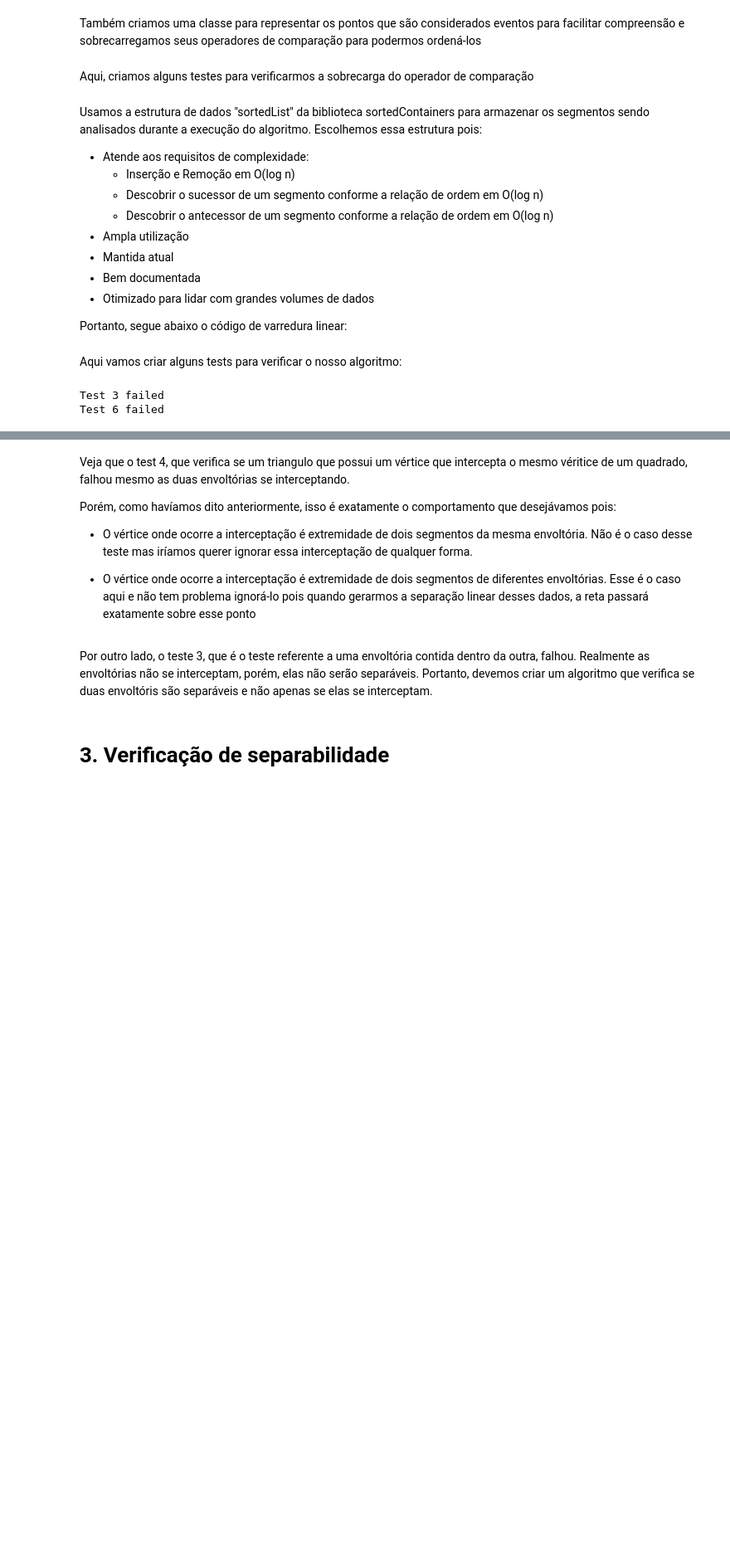
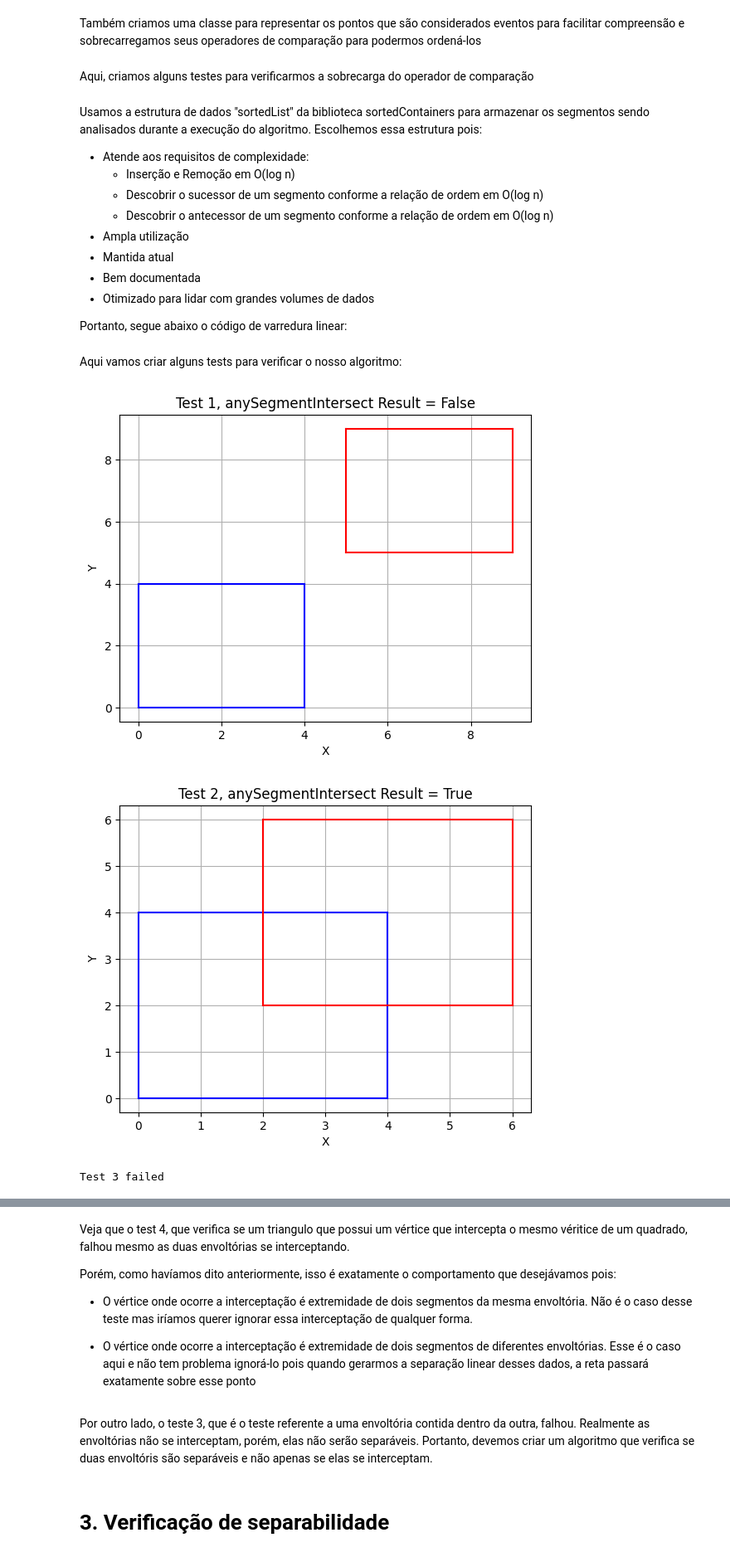
Before and after one commit to FredericoBaker/tp1-Algoritmos2, a Jupyter notebook: TP1_ALG2.ipynb, the cells around one changed output, grey strips where cells are left out. Shown at 83% size. Saved outputs shown, nothing was run; the diff lists cells and outputs as text; code cells hidden in the pictures; blank space fills up the shorter version.

Commit message:
Created plot function to see the convex hulls from the test cases of the anySegmentIntersect function and created two new test cases

```diff
--- a/TP1_ALG2.ipynb
+++ b/TP1_ALG2.ipynb
@@ -427,6 +427,24 @@ def anySegmentIntersect(convexHull1, convexHull2):
     return False
 # %% [markdown]
 Aqui vamos criar alguns tests para verificar o nosso algoritmo:
+# %%
+import matplotlib.pyplot as plt
+
+def plot_segments(segments1, segments2, title, result):
+
+    # Plot segments1 in blue
+    for segment in segments1:
+        plt.plot([segment.origin.x, segment.destination.x], [segment.origin.y, segment.destination.y], 'b-')
+
+    # Plot segments2 in red
+    for segment in segments2:
+        plt.plot([segment.origin.x, segment.destination.x], [segment.origin.y, segment.destination.y], 'r-')
+
+    plt.xlabel('X')
+    plt.ylabel('Y')
+    plt.title(f"{title}, anySegmentIntersect Result = {result}")
+    plt.grid(True)
+    plt.show()
 # %%
 def testAnySegmentsIntersect():
 
@@ -445,8 +463,12 @@ def testAnySegmentsIntersect():
         Segment(Point(5, 9), Point(5, 5))
     ]
 
-    if anySegmentIntersect(segments1, segments2):
+    resultTest1 = anySegmentIntersect(segments1, segments2)
+
+    if resultTest1:
         print("Test 1 failed")
+
+    plot_segments(segments1, segments2, "Test 1", resultTest1)
 
 
     # Test 2: Two overlapping squares
@@ -457,8 +479,12 @@ def testAnySegmentsIntersect():
         Segment(Point(2, 6), Point(2, 2))
     ]
 
-    if not anySegmentIntersect(segments1, segments3):
+    resultTest2 = anySegmentIntersect(segments1, segments3)
+
+    if not resultTest2:
         print("Test 2 failed")
+
+    plot_segments(segments1, segments3, "Test 2", resultTest2)
 
 
     # Test 3: One square inside another
@@ -469,8 +495,12 @@ def testAnySegmentsIntersect():
         Segment(Point(1, 3), Point(1, 1))
     ]
 
-    if not anySegmentIntersect(segments1, segments4):
+    resutlTest3 = anySegmentIntersect(segments1, segments4)
+
+    if not resutlTest3:
         print("Test 3 failed")
+
+    plot_segments(segments1, segments4, "Test 3", resutlTest3)
 
 
     # Test 4: Triangle and square that intersect at a vertex and other places
@@ -488,8 +518,12 @@ def testAnySegmentsIntersect():
         Segment(Point(3, 2), Point(3, 0))
     ]
 
-    if not anySegmentIntersect(segments9, segments10):
+    resultTest4 = anySegmentIntersect(segments9, segments10)
+
+    if not resultTest4:
         print("Test 4 failed")
+
+    plot_segments(segments9, segments10, "Test 4", resultTest4)
 
 
     # Test 5: Pentagon and triangle that don't intersect
@@ -501,35 +535,65 @@ def testAnySegmentsIntersect():
         Segment(Point(5, 8), Point(6, 6))
     ]
 
     segments12 = [
         Segment(Point(1, 1), Point(3, 1)),
         Segment(Point(3, 1), Point(2, 3)),
         Segment(Point(2, 3), Point(1, 1))
     ]
 
-    if anySegmentIntersect(segments11, segments12):
+    resultTest5 = anySegmentIntersect(segments11, segments12)
+
+    if resultTest5:
         print("Test 5 failed")
 
+    plot_segments(segments11, segments12, "Test 5", resultTest5)
 
-    # Test 6: Triangle and square that intersect at exactly one vertex
+
+    # Test 6: Triangle and square that intersect at exactly two verteces
     segments13 = [
         Segment(Point(3, 7), Point(2, 5)),
         Segment(Point(2, 5), Point(4, 5)),
         Segment(Point(4, 5), Point(3, 7))
     ]
 
     segments14 = [
         Segment(Point(2, 5), Point(4, 5)),
         Segment(Point(4, 5), Point(4, 3)),
         Segment(Point(4, 3), Point(2, 3)),
         Segment(Point(2, 3), Point(2, 5))
     ]
 
-    if not anySegmentIntersect(segments13, segments14):
+    resultTest6 = anySegmentIntersect(segments13, segments14)
+
+    if not resultTest6:
         print("Test 6 failed")
+
+    plot_segments(segments13, segments14, "Test 6", resultTest6)
+
+    # Test 7: Triangle and square that intersect at exactly one vertex
+    segments15 = [
+        Segment(Point(3, 7), Point(2, 5)),
+        Segment(Point(2, 5), Point(4, 6)),
+        Segment(Point(4, 6), Point(3, 7))
+    ]
+
+    segments16 = [
+        Segment(Point(2, 5), Point(4, 5)),
+        Segment(Point(4, 5), Point(4, 3)),
+        Segment(Point(4, 3), Point(2, 3)),
+        Segment(Point(2, 3), Point(2, 5))
+    ]
+
+    resultTest7 = anySegmentIntersect(segments15, segments16)
+
+    if not resultTest7:
+        print("Test 7 failed")
+
+    plot_segments(segments15, segments16, "Test 7", resultTest7)
 
 
 testAnySegmentsIntersect()
 # %% [output]
+[figure, added]
+[figure, added]
 Test 3 failed
-Test 6 failed
```
Also changed, not shown: parts of 1 cell of this notebook.
